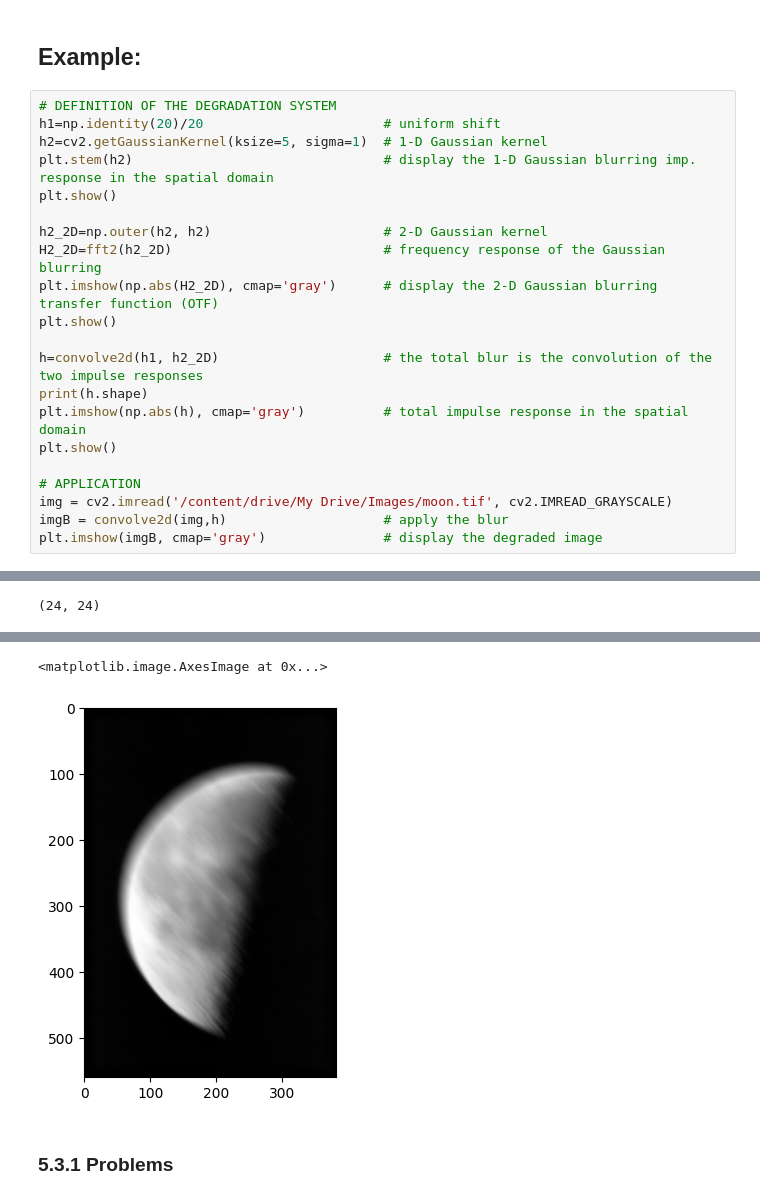
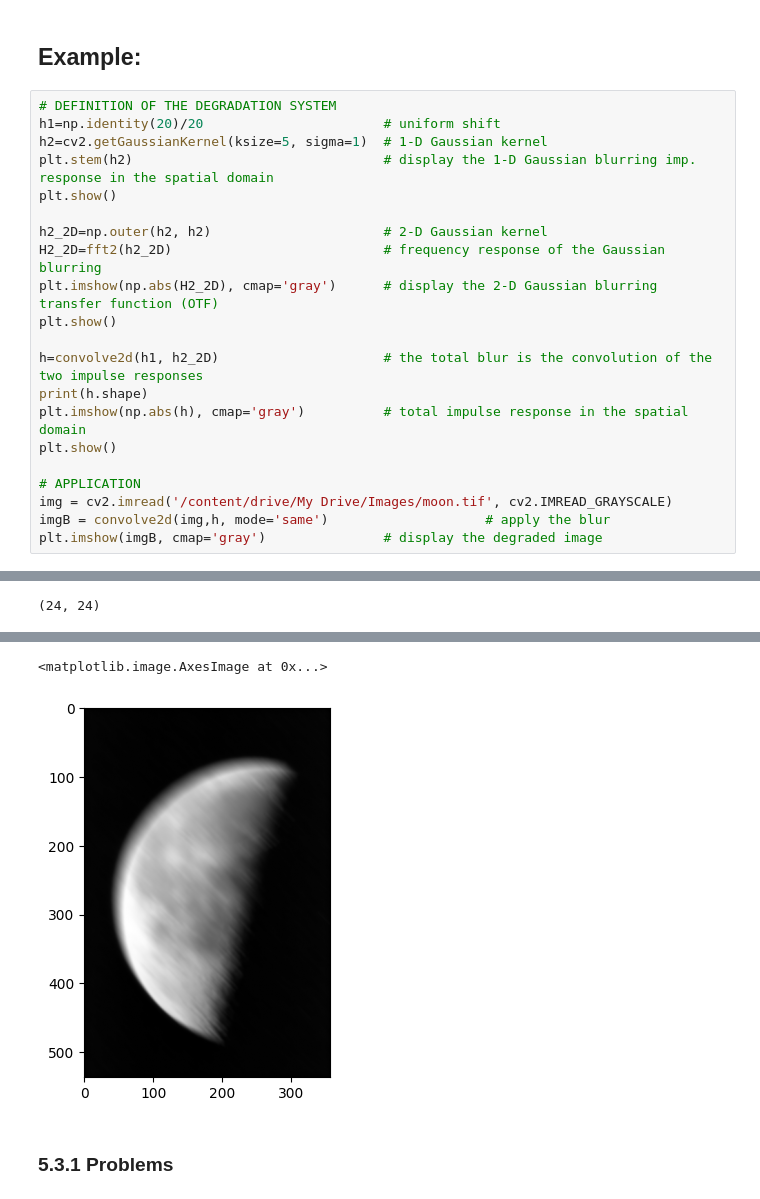
Before and after one commit to doms911/Digital-Image-Processing-and-Analysis, a Jupyter notebook: DIPA_Laboratory_Exercise_3.ipynb, the cells around one changed output, grey strips where cells are left out. Drawn from its saved outputs; the diff is of its cells as text.

```diff
--- a/DIPA_Laboratory_Exercise_3.ipynb
+++ b/DIPA_Laboratory_Exercise_3.ipynb
@@ -230,31 +230,31 @@ In the following example, the weak atmospheric blur is modeled with a Gaussian-s
 # %%
 # DEFINITION OF THE DEGRADATION SYSTEM
 h1=np.identity(20)/20                       # uniform shift
 h2=cv2.getGaussianKernel(ksize=5, sigma=1)  # 1-D Gaussian kernel
 plt.stem(h2)                                # display the 1-D Gaussian blurring imp. response in the spatial domain
 plt.show()
 
 h2_2D=np.outer(h2, h2)                      # 2-D Gaussian kernel
 H2_2D=fft2(h2_2D)                           # frequency response of the Gaussian blurring
 plt.imshow(np.abs(H2_2D), cmap='gray')      # display the 2-D Gaussian blurring transfer function (OTF)
 plt.show()
 
 h=convolve2d(h1, h2_2D)                     # the total blur is the convolution of the two impulse responses
 print(h.shape)
 plt.imshow(np.abs(h), cmap='gray')          # total impulse response in the spatial domain
 plt.show()
 
 # APPLICATION
 img = cv2.imread('/content/drive/My Drive/Images/moon.tif', cv2.IMREAD_GRAYSCALE)
-imgB = convolve2d(img,h)                    # apply the blur
+imgB = convolve2d(img,h, mode='same')                    # apply the blur
 plt.imshow(imgB, cmap='gray')               # display the degraded image
 # %% [output]
 [figure]
 [figure]
 (24, 24)
 [figure]
 <matplotlib.image.AxesImage at 0x...>
-[figure, old version]
+[figure, new version]
 # %% [markdown]
 ### **5.3.1 Problems**
 # %% [markdown]
```
Also changed, not shown: parts of 19 cells of this notebook.
